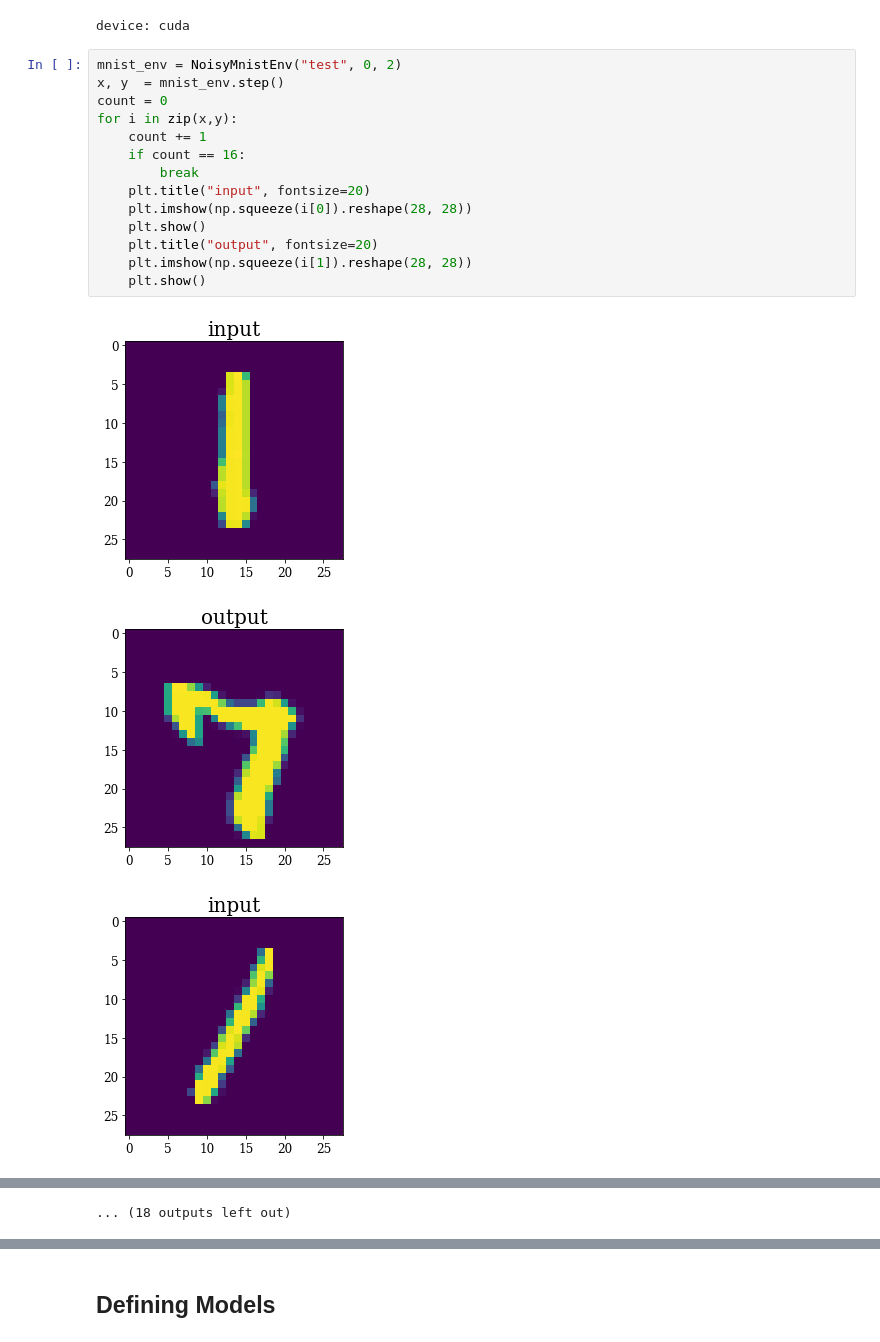
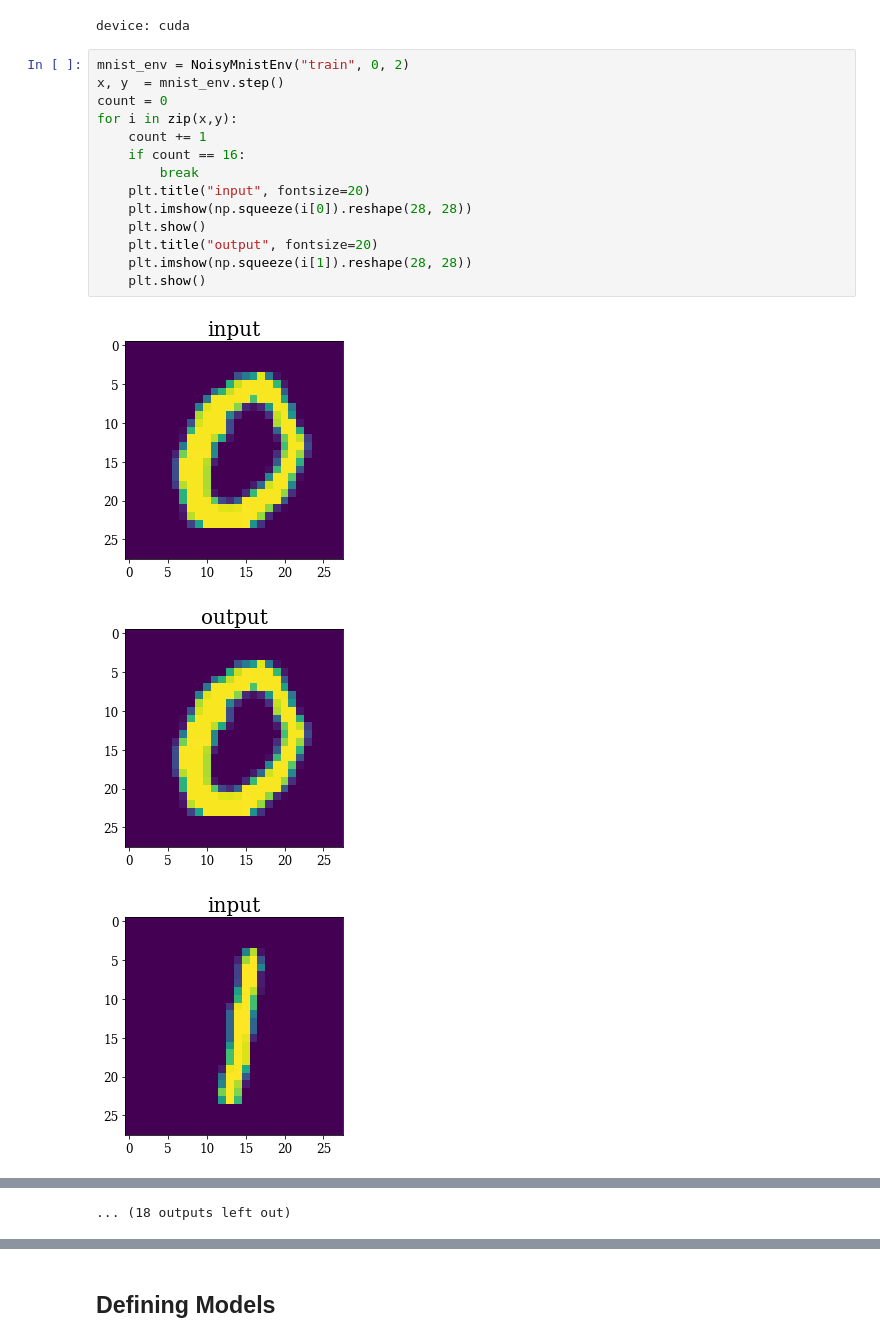
Before and after one commit to self-supervisor/Escaping-Stochastic-Traps-With-Aleatoric-Mapping-Agents, a Jupyter notebook: noisy_mnist/noisy_mnist_aleatoric_uncertainty-for-poster.ipynb, the cells around one changed output, grey strips where cells are left out. Cells and saved outputs as stored; diff of their text form.

```diff
--- a/noisy_mnist/noisy_mnist_aleatoric_uncertainty-for-poster.ipynb
+++ b/noisy_mnist/noisy_mnist_aleatoric_uncertainty-for-poster.ipynb
@@ -62,20 +62,20 @@ class NoisyMnistEnv:
 # %% [output]
 device: cuda
 # %%
-mnist_env = NoisyMnistEnv("test", 0, 2)
+mnist_env = NoisyMnistEnv("train", 0, 2)
 x, y  = mnist_env.step()
 count = 0
 for i in zip(x,y):
     count += 1
     if count == 16:
         break
     plt.title("input", fontsize=20)
     plt.imshow(np.squeeze(i[0]).reshape(28, 28))
     plt.show()
     plt.title("output", fontsize=20)
     plt.imshow(np.squeeze(i[1]).reshape(28, 28))
     plt.show()
 # %% [output]
-[figure, old version]
+[figure, new version]
-[figure, old version]
+[figure, new version]
-[figure, old version]
+[figure, new version]
```
Also changed, not shown: parts of 12 cells of this notebook, 1 other file.
